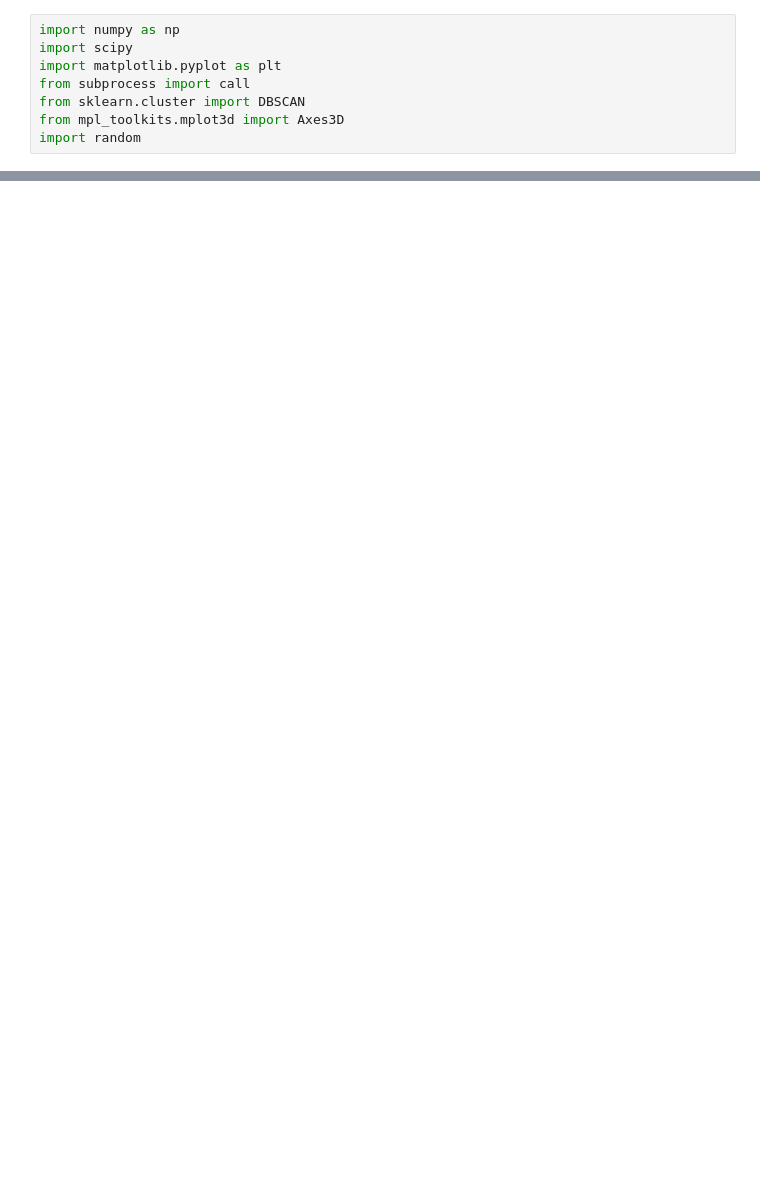
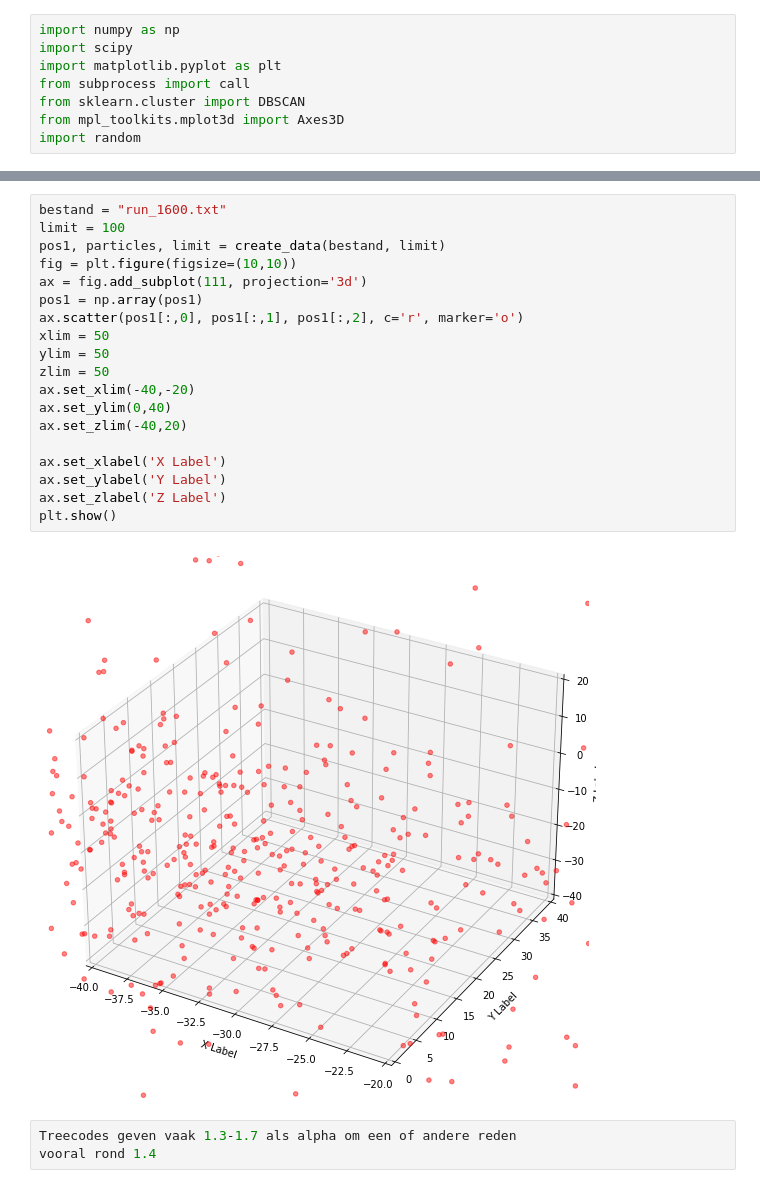
Before and after one commit to Sennevw/Masters-thesis, a Jupyter notebook: Treecode/data.ipynb, the cells around one changed output, grey strips where cells are left out. Cells and saved outputs as stored; diff of their text form; blank space fills up the shorter version.

```diff
--- a/Treecode/data.ipynb
+++ b/Treecode/data.ipynb
@@ -190,0 +243,24 @@ TypeError: 'list' object cannot be interpreted as an integer
+# %%
+bestand = "run_1600.txt"
+limit = 100
+pos1, particles, limit = create_data(bestand, limit)
+fig = plt.figure(figsize=(10,10))
+ax = fig.add_subplot(111, projection='3d')
+pos1 = np.array(pos1)
+ax.scatter(pos1[:,0], pos1[:,1], pos1[:,2], c='r', marker='o')
+xlim = 50
+ylim = 50
+zlim = 50
+ax.set_xlim(-40,-20)
+ax.set_ylim(0,40)
+ax.set_zlim(-40,20)
+
+ax.set_xlabel('X Label')
+ax.set_ylabel('Y Label')
+ax.set_zlabel('Z Label')
+plt.show()
+# %% [output]
+[figure, added]
+# %%
+Treecodes geven vaak 1.3-1.7 als alpha om een of andere reden
+vooral rond 1.4
```
Also changed, not shown: parts of 9 cells of this notebook, 7 other files.
